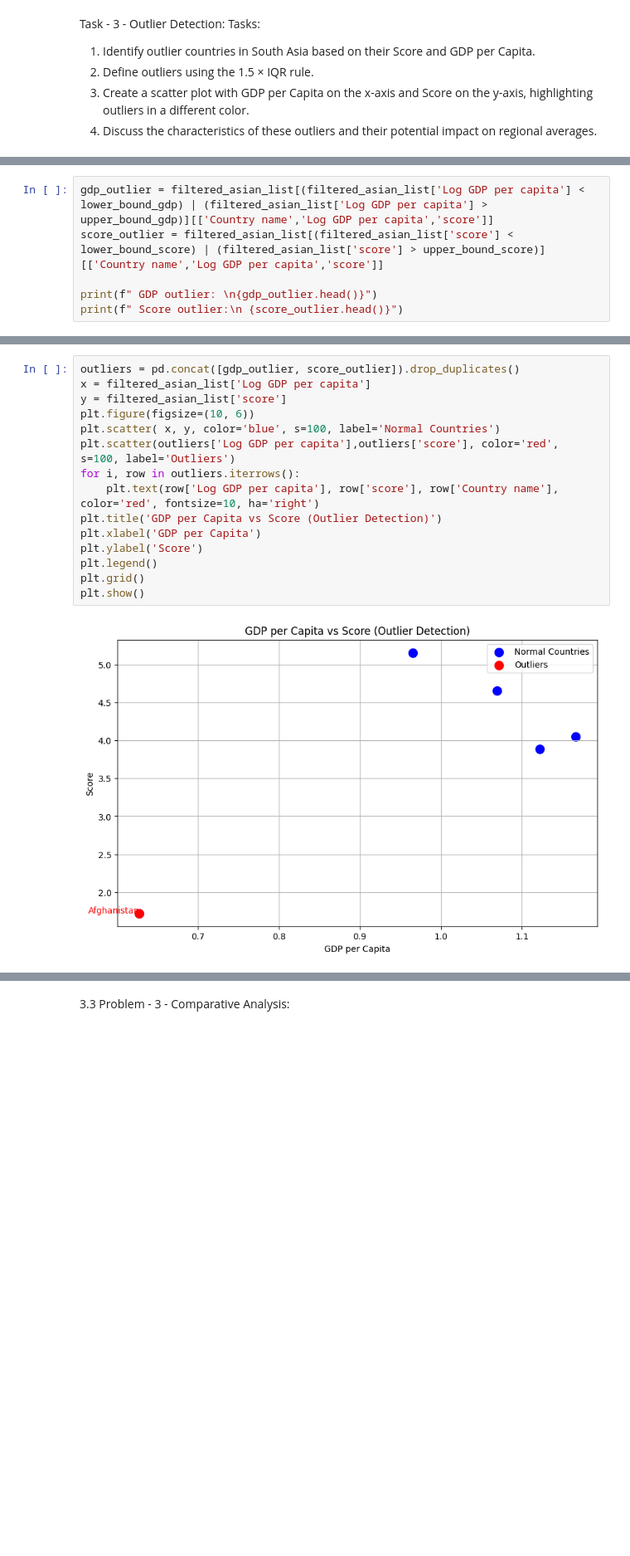
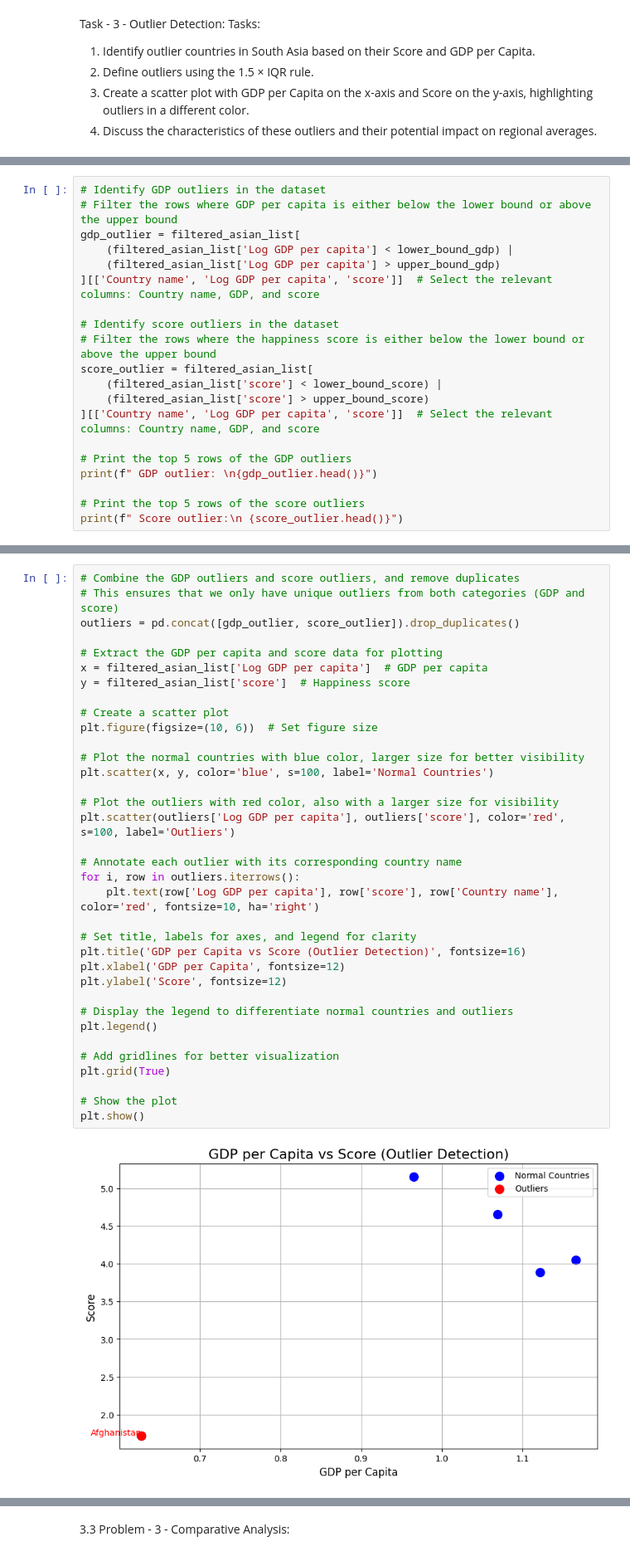
Before and after one commit to LearnerAnisha/python, a Jupyter notebook: coursework1.ipynb, the cells around one changed output, grey strips where cells are left out. Shown: that part at 83% size. Drawn from its saved outputs; the diff is of its cells as text; blank space fills up the shorter version.

```diff
--- a/coursework1.ipynb
+++ b/coursework1.ipynb
@@ -335,10 +452,24 @@ Lower bound score:
 Upper bound score:
  5.8134999999999994
 # %%
-gdp_outlier = filtered_asian_list[(filtered_asian_list['Log GDP per capita'] < lower_bound_gdp) | (filtered_asian_list['Log GDP per capita'] > upper_bound_gdp)][['Country name','Log GDP per capita','score']]
-score_outlier = filtered_asian_list[(filtered_asian_list['score'] < lower_bound_score) | (filtered_asian_list['score'] > upper_bound_score)][['Country name','Log GDP per capita','score']]
+# Identify GDP outliers in the dataset
+# Filter the rows where GDP per capita is either below the lower bound or above the upper bound
+gdp_outlier = filtered_asian_list[
+    (filtered_asian_list['Log GDP per capita'] < lower_bound_gdp) |
+    (filtered_asian_list['Log GDP per capita'] > upper_bound_gdp)
+][['Country name', 'Log GDP per capita', 'score']]  # Select the relevant columns: Country name, GDP, and score
 
+# Identify score outliers in the dataset
+# Filter the rows where the happiness score is either below the lower bound or above the upper bound
+score_outlier = filtered_asian_list[
+    (filtered_asian_list['score'] < lower_bound_score) |
+    (filtered_asian_list['score'] > upper_bound_score)
+][['Country name', 'Log GDP per capita', 'score']]  # Select the relevant columns: Country name, GDP, and score
+
+# Print the top 5 rows of the GDP outliers
 print(f" GDP outlier: \n{gdp_outlier.head()}")
+
+# Print the top 5 rows of the score outliers
 print(f" Score outlier:\n {score_outlier.head()}")
 # %% [output]
  GDP outlier:
@@ -350,20 +481,40 @@ print(f" Score outlier:\n {score_outlier.head()}")
 # %%
+# Combine the GDP outliers and score outliers, and remove duplicates
+# This ensures that we only have unique outliers from both categories (GDP and score)
 outliers = pd.concat([gdp_outlier, score_outlier]).drop_duplicates()
-x = filtered_asian_list['Log GDP per capita']
-y = filtered_asian_list['score']
-plt.figure(figsize=(10, 6))
-plt.scatter( x, y, color='blue', s=100, label='Normal Countries')
-plt.scatter(outliers['Log GDP per capita'],outliers['score'], color='red', s=100, label='Outliers')
+
+# Extract the GDP per capita and score data for plotting
+x = filtered_asian_list['Log GDP per capita']  # GDP per capita
+y = filtered_asian_list['score']  # Happiness score
+
+# Create a scatter plot
+plt.figure(figsize=(10, 6))  # Set figure size
+
+# Plot the normal countries with blue color, larger size for better visibility
+plt.scatter(x, y, color='blue', s=100, label='Normal Countries')
+
+# Plot the outliers with red color, also with a larger size for visibility
+plt.scatter(outliers['Log GDP per capita'], outliers['score'], color='red', s=100, label='Outliers')
+
+# Annotate each outlier with its corresponding country name
 for i, row in outliers.iterrows():
     plt.text(row['Log GDP per capita'], row['score'], row['Country name'], color='red', fontsize=10, ha='right')
-plt.title('GDP per Capita vs Score (Outlier Detection)')
-plt.xlabel('GDP per Capita')
-plt.ylabel('Score')
+
+# Set title, labels for axes, and legend for clarity
+plt.title('GDP per Capita vs Score (Outlier Detection)', fontsize=16)
+plt.xlabel('GDP per Capita', fontsize=12)
+plt.ylabel('Score', fontsize=12)
+
+# Display the legend to differentiate normal countries and outliers
 plt.legend()
-plt.grid()
+
+# Add gridlines for better visualization
+plt.grid(True)
+
+# Show the plot
 plt.show()
 # %% [output]
-[figure, old version]
+[figure, new version]
 # %% [markdown]
 
 Task - 4 - Exploring Trends Across Metrics: Tasks:
```
Also changed, not shown: parts of 34 cells of this notebook.
